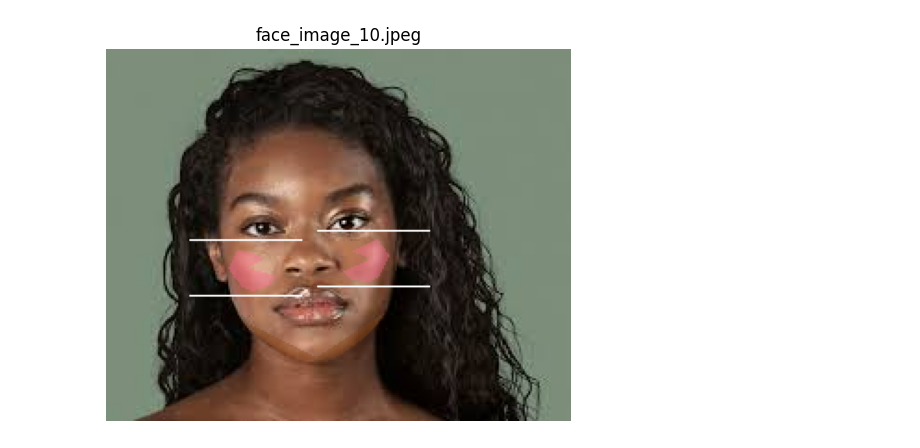
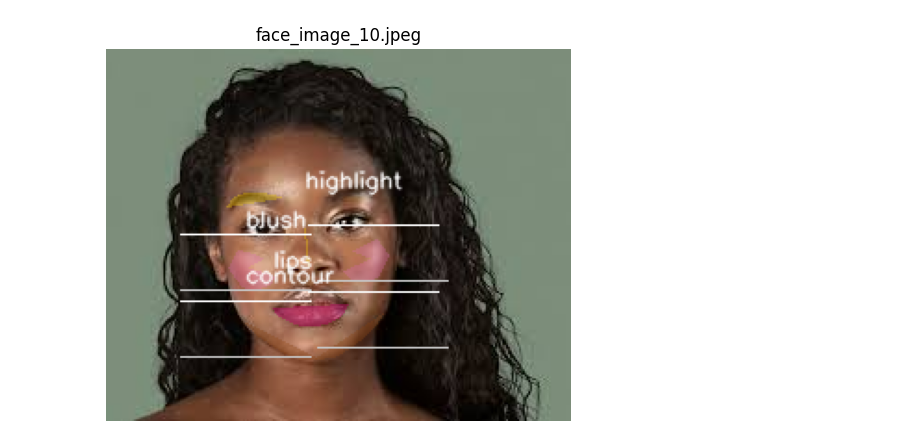
Before and after one commit to Akshatha7710/Face-Map, a Jupyter notebook: FaceMap.ipynb, the cells around one changed output. Drawn from its saved outputs; the diff is of its cells as text; code cells hidden in the pictures.

Commit message:
Added makeup zone overlays with gold highlight and dark pink lips

```diff
--- a/FaceMap.ipynb
+++ b/FaceMap.ipynb
@@ -11,18 +10,0 @@ grpcio-status 1.71.2 requires protobuf<6.0dev,>=5.26.1, but you have protobuf 4.
-# %%
-import os, zipfile
-from google.colab import files
-
-uploaded = files.upload()
-with zipfile.ZipFile(list(uploaded.keys())[0], 'r') as zip_ref:
-    zip_ref.extractall("/content/images")
-
-image_paths = []
-for root, dirs, files_list in os.walk("/content/images"):
-    if "__MACOSX" in root:
-        continue
-    for f in files_list:
-        if f.lower().endswith(('.jpg', '.jpeg', '.png')) and not f.startswith('._'):
-            image_paths.append(os.path.join(root, f))
-
-image_paths.sort()
-print(f"Found {len(image_paths)} images")
@@ -49,39 +49,74 @@ ZONES = {
     "blush_right":    [280, 330, 347, 346, 352, 411, 427, 426, 423],
     "contour_left":   [172, 136, 150, 149, 176, 148, 152],
     "contour_right":  [397, 365, 379, 378, 400, 377, 152],
+    "highlight_nose": [6, 197, 195, 5, 4, 1],
+    "highlight_brow": [70, 63, 105, 66, 107],
+    "lip_outer":      [61, 146, 91, 181, 84, 17, 314, 405, 321, 375, 291],
 }
 
+# BGR format — gold highlighter, dark pink lipstick
 COLORS = {
-    "blush_left":     (255, 105, 150, 80),
-    "blush_right":    (255, 105, 150, 80),
-    "contour_left":   (139, 69, 19, 90),
-    "contour_right":  (139, 69, 19, 90),
+    "blush_left":     (220, 105,180 , 80),   # soft pink BGR
+    "blush_right":    (220, 105, 180, 80),
+    "contour_left":   (139,   69, 19, 90),   # dark brown BGR
+    "contour_right":  (139,   69, 19, 90),
+    "highlight_nose": (255,   215, 0, 90),   # gold BGR
+    "highlight_brow": (255,   215, 0, 90),   # gold BGR
+    "lip_outer":      (180,  20, 100, 140) # dark pink BGR
+}
+LABELS = {
+    "blush_left":     "blush",
+    "contour_left":   "contour",
+    "highlight_nose": "highlight",
+    "lip_outer":      "lips"
 }
 
 # ── Drawing function ──────────────────────────────────────────────
 def draw_makeup_zones(image, face_landmarks, h, w):
-    overlay = image.copy()
     for zone_name, indices in ZONES.items():
         points = []
         for idx in indices:
             lm = face_landmarks[idx]
             points.append((int(lm.x * w), int(lm.y * h)))
         pts = np.array(points, dtype=np.int32)
+
         r, g, b, alpha = COLORS[zone_name]
+        overlay = image.copy()
         cv2.fillPoly(overlay, [pts], (b, g, r))
-    cv2.addWeighted(overlay, 0.4, image, 0.6, 0, image)
+        opacity = alpha / 255.0
+        cv2.addWeighted(overlay, opacity, image, 1 - opacity, 0, image)
 
+    # Guide lines above and below blush zones
     for zone_name in ["blush_left", "blush_right"]:
         indices = ZONES[zone_name]
         lm_center = face_landmarks[indices[0]]
         cx, cy = int(lm_center.x * w), int(lm_center.y * h)
-        cv2.line(image, (cx - 30, cy - 15), (cx + 30, cy - 15), (255, 255, 255), 1)
-        cv2.line(image, (cx - 30, cy + 15), (cx + 30, cy + 15), (255, 255, 255), 1)
+        cv2.line(image, (cx - 35, cy - 18), (cx + 35, cy - 18), (255, 255, 255), 1)
+        cv2.line(image, (cx - 35, cy + 18), (cx + 35, cy + 18), (255, 255, 255), 1)
+
+    # Guide lines above and below contour zones
+    for zone_name in ["contour_left", "contour_right"]:
+        indices = ZONES[zone_name]
+        lm_center = face_landmarks[indices[0]]
+        cx, cy = int(lm_center.x * w), int(lm_center.y * h)
+        cv2.line(image, (cx - 35, cy - 18), (cx + 35, cy - 18), (200, 200, 200), 1)
+        cv2.line(image, (cx - 35, cy + 18), (cx + 35, cy + 18), (200, 200, 200), 1)
+
+    # Zone labels
+    for zone_name, label in LABELS.items():
+        if zone_name not in ZONES:
+            continue
+        indices = ZONES[zone_name]
+        lm = face_landmarks[indices[0]]
+        cx, cy = int(lm.x * w), int(lm.y * h)
+        cv2.putText(image, label, (cx, cy - 22),
+                    cv2.FONT_HERSHEY_SIMPLEX, 0.4, (255, 255, 255), 1, cv2.LINE_AA)
+
     return image
 
 # ── Run on all images ─────────────────────────────────────────────
 options = FaceLandmarkerOptions(
-    base_options=BaseOptions(model_asset_path='face_landmarker.task'),
+    base_options=BaseOptions(model_asset_path='/content/face_landmarker.task'),
     running_mode=VisionRunningMode.IMAGE
 )
 
@@ -89,6 +124,7 @@ with FaceLandmarker.create_from_options(options) as landmarker:
     for image_path in image_paths:
         image = cv2.imread(image_path)
         if image is None:
+            print(f"Skipping (unreadable): {image_path}")
             continue
 
         rgb_image = cv2.cvtColor(image, cv2.COLOR_BGR2RGB)
@@ -98,6 +134,13 @@ with FaceLandmarker.create_from_options(options) as landmarker:
         if result.face_landmarks:
             h, w, _ = image.shape
             annotated = draw_makeup_zones(image.copy(), result.face_landmarks[0], h, w)
+
+            # Save output
+            output_path = f"/content/output_{os.path.basename(image_path)}"
+            cv2.imwrite(output_path, annotated)
+            print(f"Saved: {output_path}")
+
+            # Display
             plt.figure(figsize=(6, 6))
             plt.title(os.path.basename(image_path))
             plt.imshow(cv2.cvtColor(annotated, cv2.COLOR_BGR2RGB))
@@ -110 +155 @@ with FaceLandmarker.create_from_options(options) as landmarker:
-[figure, old version]
+[figure, new version]
```
Also changed, not shown: parts of 4 cells of this notebook.
